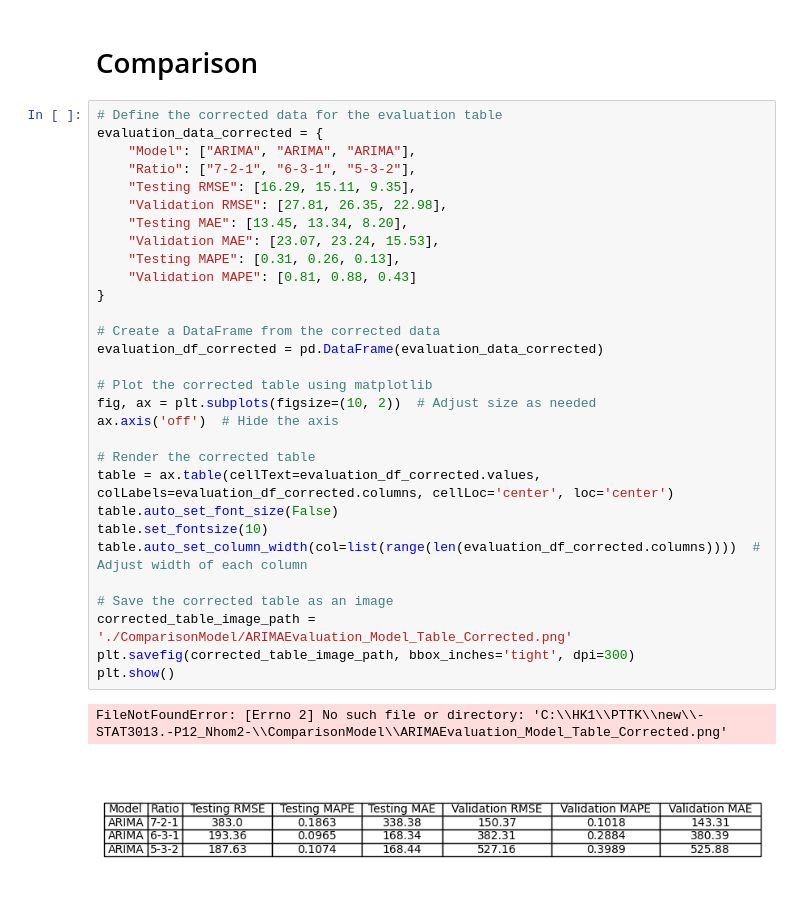
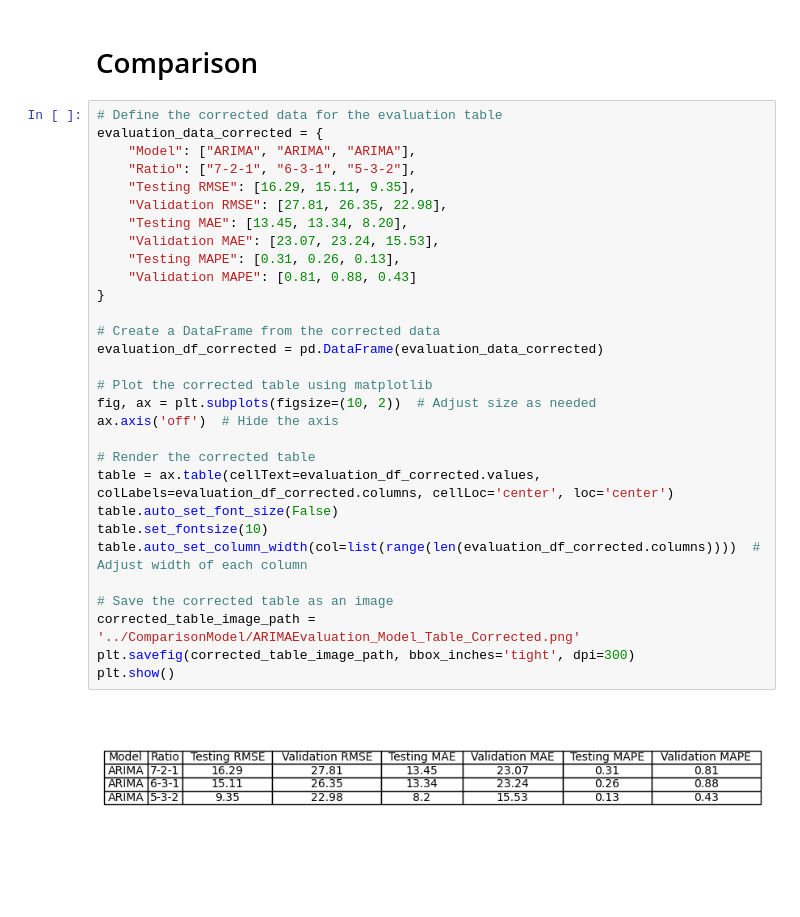
Before and after one commit to trungngothanh13/-STAT3013.-P12_Nhom2-, a Jupyter notebook: ARIMA_model/NEM.ipynb, the cells around one changed output. Saved outputs shown, nothing was run; the diff lists cells and outputs as text; blank space fills up the shorter version.

```diff
--- a/ARIMA_model/NEM.ipynb
+++ b/ARIMA_model/NEM.ipynb
@@ -374,33 +374,32 @@ plt.show()
 # %%
 # Define the corrected data for the evaluation table
 evaluation_data_corrected = {
     "Model": ["ARIMA", "ARIMA", "ARIMA"],
     "Ratio": ["7-2-1", "6-3-1", "5-3-2"],
     "Testing RMSE": [16.29, 15.11, 9.35],
     "Validation RMSE": [27.81, 26.35, 22.98],
     "Testing MAE": [13.45, 13.34, 8.20],
     "Validation MAE": [23.07, 23.24, 15.53],
     "Testing MAPE": [0.31, 0.26, 0.13],
     "Validation MAPE": [0.81, 0.88, 0.43]
 }
 
 # Create a DataFrame from the corrected data
 evaluation_df_corrected = pd.DataFrame(evaluation_data_corrected)
 
 # Plot the corrected table using matplotlib
 fig, ax = plt.subplots(figsize=(10, 2))  # Adjust size as needed
 ax.axis('off')  # Hide the axis
 
 # Render the corrected table
 table = ax.table(cellText=evaluation_df_corrected.values, colLabels=evaluation_df_corrected.columns, cellLoc='center', loc='center')
 table.auto_set_font_size(False)
 table.set_fontsize(10)
 table.auto_set_column_width(col=list(range(len(evaluation_df_corrected.columns))))  # Adjust width of each column
 
 # Save the corrected table as an image
-corrected_table_image_path = './ComparisonModel/ARIMAEvaluation_Model_Table_Corrected.png'
+corrected_table_image_path = '../ComparisonModel/ARIMAEvaluation_Model_Table_Corrected.png'
 plt.savefig(corrected_table_image_path, bbox_inches='tight', dpi=300)
 plt.show()
 # %% [output]
-FileNotFoundError: [Errno 2] No such file or directory: 'C:\\HK1\\PTTK\\new\\-STAT3013.-P12_Nhom2-\\ComparisonModel\\ARIMAEvaluation_Model_Table_Corrected.png'
-[figure, old version]
+[figure, new version]
```
Also changed, not shown: parts of 4 cells of this notebook, 1 other file.
